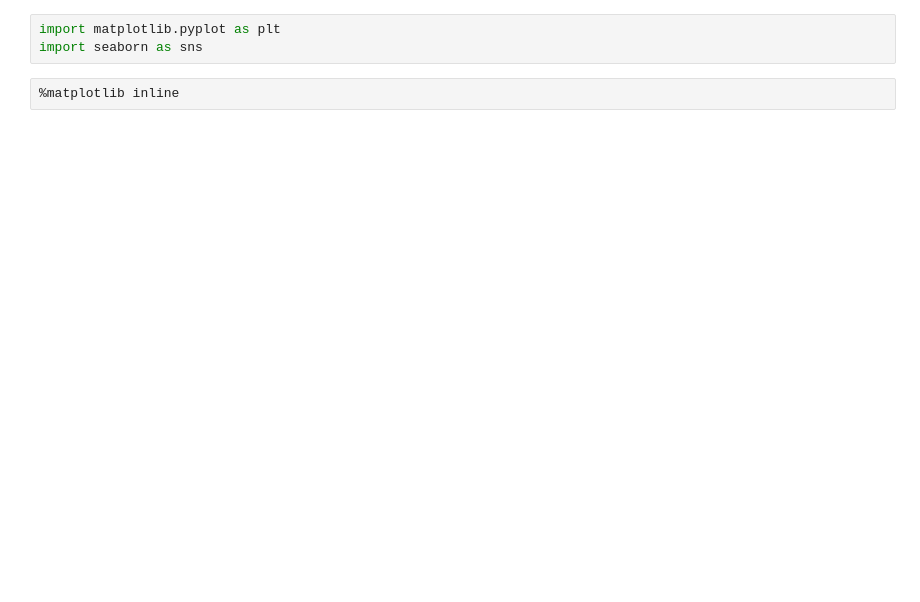
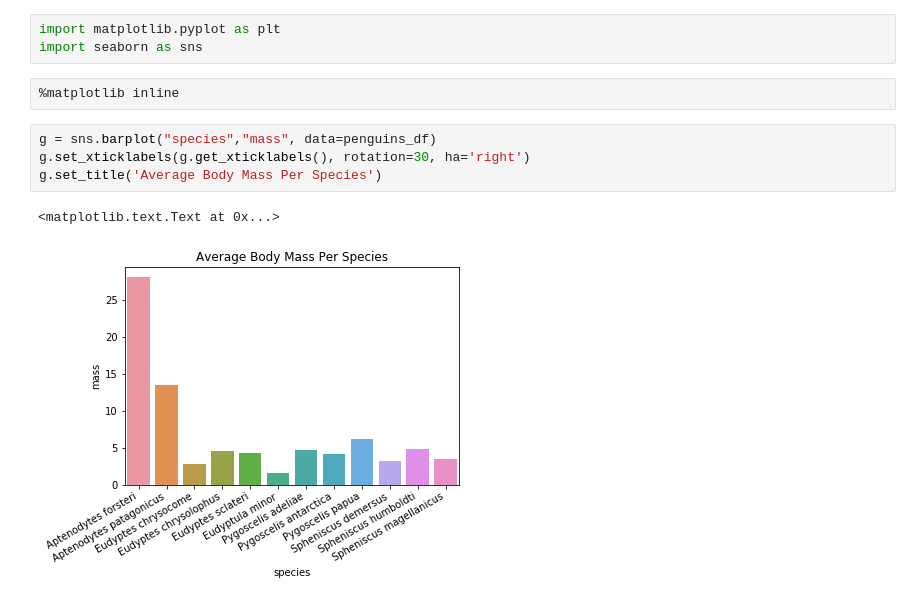
Before and after one commit to chrisfmontes/python_assignment, a Jupyter notebook: Montes_python_assignment.ipynb, the cells around one changed output. Saved outputs shown, nothing was run; the diff lists cells and outputs as text; blank space fills up the shorter version.

```diff
--- a/Montes_python_assignment.ipynb
+++ b/Montes_python_assignment.ipynb
@@ -149,3 +144,10 @@ import matplotlib.pyplot as plt
 import seaborn as sns
 # %%
 %matplotlib inline
+# %%
+g = sns.barplot("species","mass", data=penguins_df)
+g.set_xticklabels(g.get_xticklabels(), rotation=30, ha='right')
+g.set_title('Average Body Mass Per Species')
+# %% [output]
+<matplotlib.text.Text at 0x...>
+[figure, added]
```
Also changed, not shown: parts of 8 cells of this notebook.
